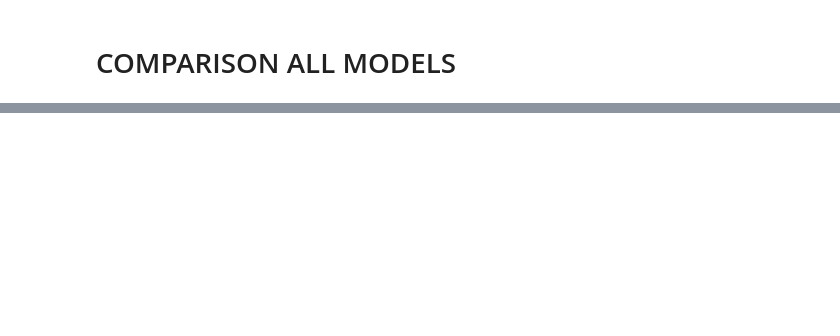
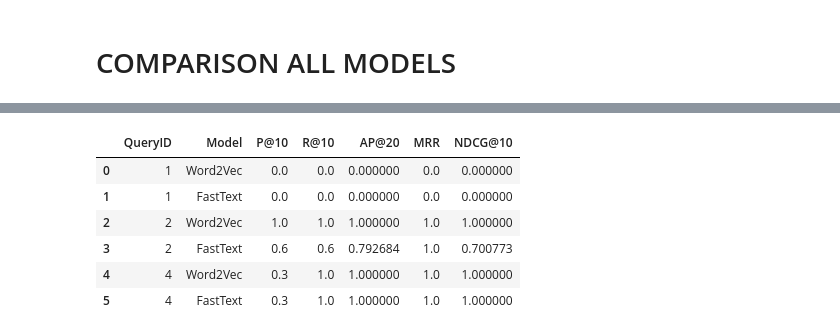
Before and after one commit to stanciuantonio/irwa-search-engine, a Jupyter notebook: project_progress/part_3/part_3.ipynb, the cells around one changed output, grey strips where cells are left out. Saved outputs shown, nothing was run; the diff lists cells and outputs as text; code cells hidden in the pictures; blank space fills up the shorter version.

```diff
--- a/project_progress/part_3/part_3.ipynb
+++ b/project_progress/part_3/part_3.ipynb
@@ -658,0 +686,4 @@ Found 3 documents matching all terms (w2v)
+# %%
+# Dictionary token -> vector (list[float]) compatible with Word2VecRanker
+embeddings_ft = {word: ft_model.wv[word].tolist() for word in ft_model.wv.key_to_index}
+len(embeddings_ft), list(embeddings_ft.keys())[:10]
@@ -658,0 +702,13 @@ Found 3 documents matching all terms (w2v)
+# %%
+test_query = "cotton sweatshirt"
+print(f"Testing FastText ranking for query: '{test_query}'\n")
+
+results_ft = search_engine.search_word2vec(test_query, corpus, embeddings_ft, top_k=10)
+
+print("\n" + "="*60)
+print("Top 10 Results (FastText)")
+print("="*60)
+for rank, (pid, score) in enumerate(results_ft, 1):
+    doc = corpus[pid]
+    title = doc["original"]["title"]
+    print(f"{rank:2d}. [{score:6.3f}] {pid} - {title[:60]}")
@@ -658,0 +779,52 @@ Found 3 documents matching all terms (w2v)
+# %%
+from myapp.search.evaluation import SearchEvaluator
+
+# 1. Load ground truth of your test queries
+df = pd.read_csv("../../data/test_queries_labels.csv")
+
+gt_by_query = {}
+for qid, group in df.groupby("query_id"):
+    if group["labels"].sum() > 0:    # only queries with at least one relevant
+        gt_by_query[qid] = dict(zip(group["pid"], group["labels"]))
+
+
+def eval_model(qid, model_name, ranked_pids):
+    evaluator = SearchEvaluator(gt_by_query[qid])
+    m = evaluator.evaluate_all(ranked_pids, k_values=[5, 10, 20])
+    return {
+        "QueryID": qid,
+        "Model": model_name,
+        "P@10": m["P@10"],
+        "R@10": m["R@10"],
+        "AP@20": m["AP@20"],
+        "MRR": m["MRR"],
+        "NDCG@10": m["NDCG@10"],
+    }
+
+
+rows = []
+
+for qid, query in enumerate(TEST_QUERIES, start=1):
+    if qid not in gt_by_query:
+        continue
+
+    # Ranking Word2Vec
+    w2v_rank = [
+        pid for pid, _ in search_engine.search_word2vec(
+            query, corpus, embeddings, top_k=20
+        )
+    ]
+
+    # Ranking FastText (reusing search_word2vec with embeddings_ft)
+    ft_rank = [
+        pid for pid, _ in search_engine.search_word2vec(
+            query, corpus, embeddings_ft, top_k=20
+        )
+    ]
+
+    rows.append(eval_model(qid, "Word2Vec", w2v_rank))
+    rows.append(eval_model(qid, "FastText", ft_rank))
+
+metrics_w2v_ft = pd.DataFrame(rows)
+metrics_w2v_ft
+# %% [output]
@@ -658,0 +849,7 @@ Found 3 documents matching all terms (w2v)
+|  | QueryID | Model | P@10 | R@10 | AP@20 | MRR | NDCG@10 |
+| 0 | 1 | Word2Vec | 0.0 | 0.0 | 0.000000 | 0.0 | 0.000000 |
+| 1 | 1 | FastText | 0.0 | 0.0 | 0.000000 | 0.0 | 0.000000 |
+| 2 | 2 | Word2Vec | 1.0 | 1.0 | 1.000000 | 1.0 | 1.000000 |
+| 3 | 2 | FastText | 0.6 | 0.6 | 0.792684 | 1.0 | 0.700773 |
+| 4 | 4 | Word2Vec | 0.3 | 1.0 | 1.000000 | 1.0 | 1.000000 |
+| 5 | 4 | FastText | 0.3 | 1.0 | 1.000000 | 1.0 | 1.000000 |
```
Also changed, not shown: parts of 18 cells of this notebook.
